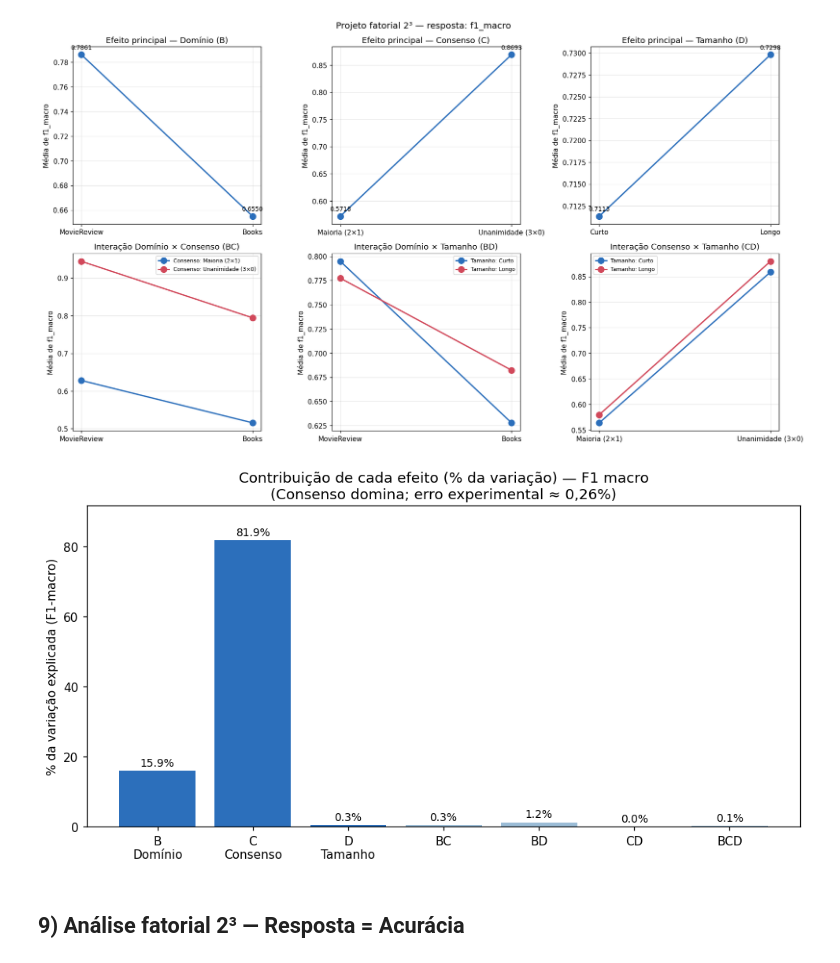
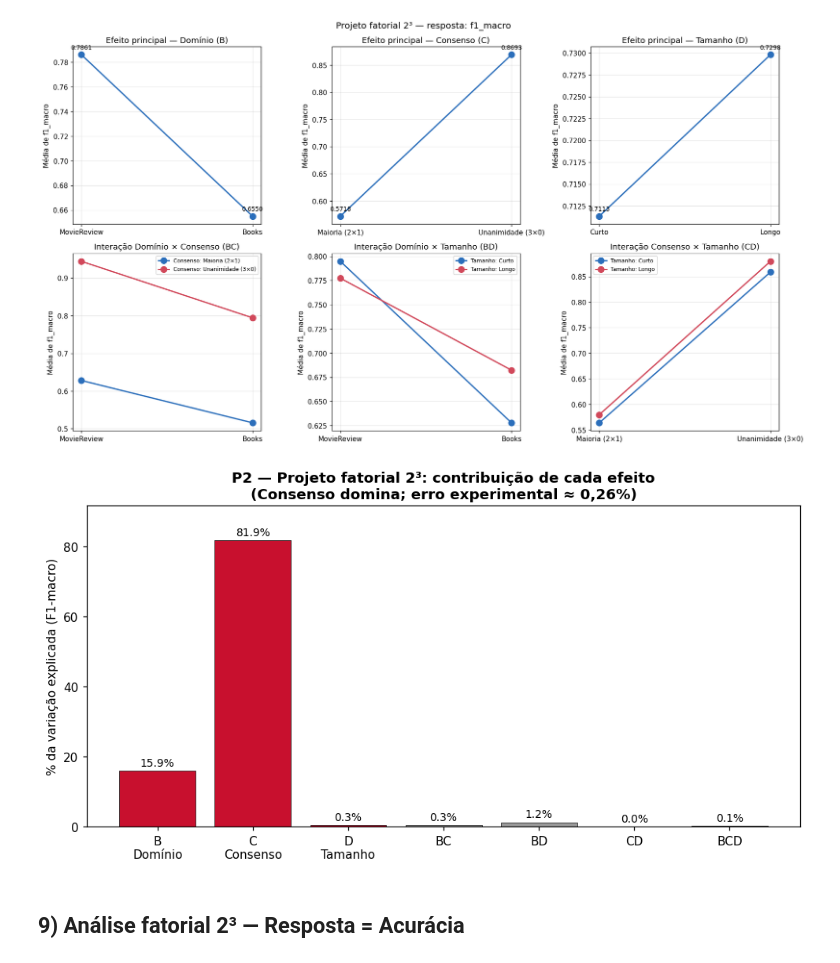
Before and after one commit to Ktzani/llm-annotation, a Jupyter notebook: src/notebooks/mq/analise_projeto_fatorial_2x2x2.ipynb, the cells around one changed output. Cells and saved outputs as stored; diff of their text form; code cells hidden in the pictures.

```diff
--- a/src/notebooks/mq/analise_projeto_fatorial_2x2x2.ipynb
+++ b/src/notebooks/mq/analise_projeto_fatorial_2x2x2.ipynb
@@ -503,29 +503,35 @@ plot_factorial(df_results, "f1_macro")
 # %% [output]
 [figure]
 # %%
-# Gráfico de barras — % de variação por efeito (F1 macro)
+# === Figura P2 (tema UFMG) — % de variação por efeito (F1 macro); salva PNG ===
+from pathlib import Path as _Path
+_FIG = ROOT / "src" / "notebooks" / "mq" / "figuras"
+_FIG.mkdir(parents=True, exist_ok=True)
+_RED, _GRAY, _BLACK = "#C8102E", "#9A9A9A", "#1A1A1A"
+
 _sig = res_f1["significance"]
 _efs = _sig["efeito"].tolist()
 _pvar = _sig["% variação"].tolist()
 _nome = {"B": "B\nDomínio", "C": "C\nConsenso", "D": "D\nTamanho"}
 _labels = [_nome.get(e, e) for e in _efs]
-_cores = ["#2c6fbb" if e in ("B", "C", "D") else "#9bbcd6" for e in _efs]
+_cores = [_RED if e in ("B", "C", "D") else _GRAY for e in _efs]
 
 fig, ax = plt.subplots(figsize=(9, 4.8))
-ax.bar(range(len(_efs)), _pvar, color=_cores)
+ax.bar(range(len(_efs)), _pvar, color=_cores, edgecolor=_BLACK, linewidth=0.5)
 for i, v in enumerate(_pvar):
     ax.annotate(f"{v:.1f}%", (i, v), textcoords="offset points", xytext=(0, 4),
                 ha="center", fontsize=9)
 ax.set_xticks(range(len(_efs)))
 ax.set_xticklabels(_labels)
 ax.set_ylabel("% da variação explicada (F1-macro)")
-ax.set_title("Contribuição de cada efeito (% da variação) — F1 macro\n"
-             "(Consenso domina; erro experimental ≈ 0,26%)")
+ax.set_title("P2 — Projeto fatorial 2³: contribuição de cada efeito\n"
+             "(Consenso domina; erro experimental ≈ 0,26%)", fontweight="bold")
 ax.set_ylim(0, max(_pvar) * 1.12)
 plt.tight_layout()
+fig.savefig(_FIG / "P2_variacao_fatorial.png", bbox_inches="tight")
 plt.show()
 # %% [output]
-[figure, old version]
+[figure, new version]
 # %% [markdown]
 ## 9) Análise fatorial 2³ — Resposta = **Acurácia**
 # %%
```
Also changed, not shown: 6 other files.
